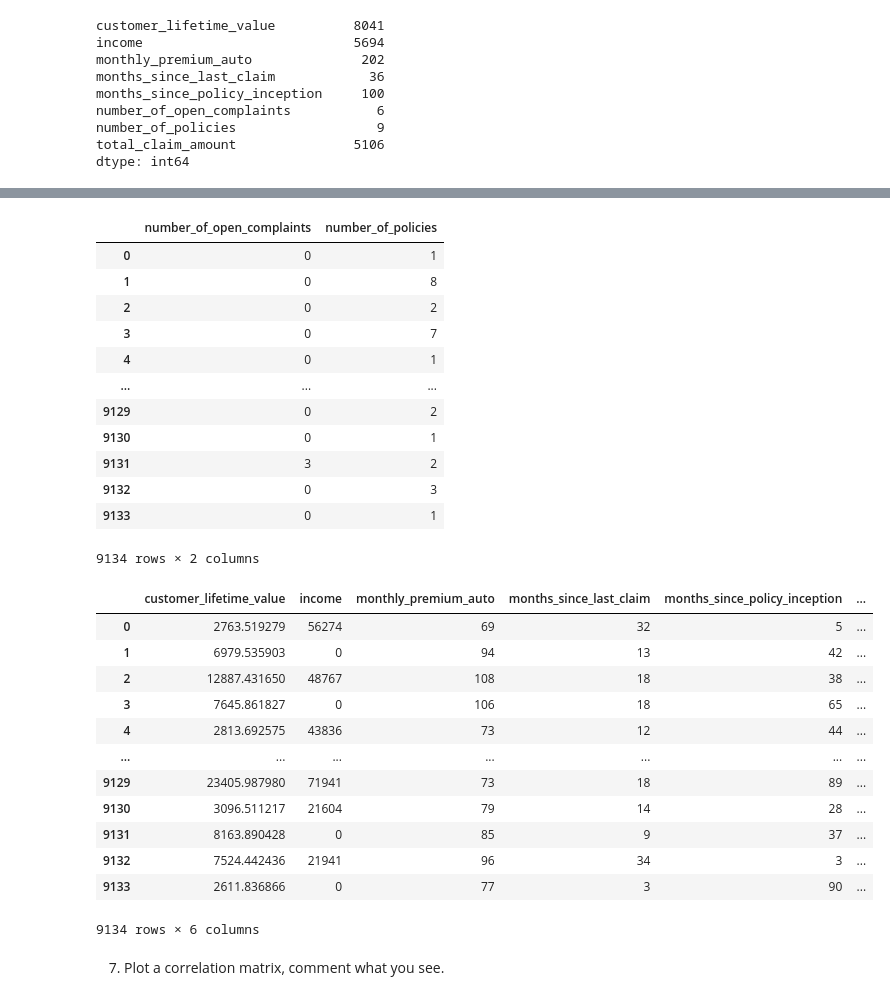
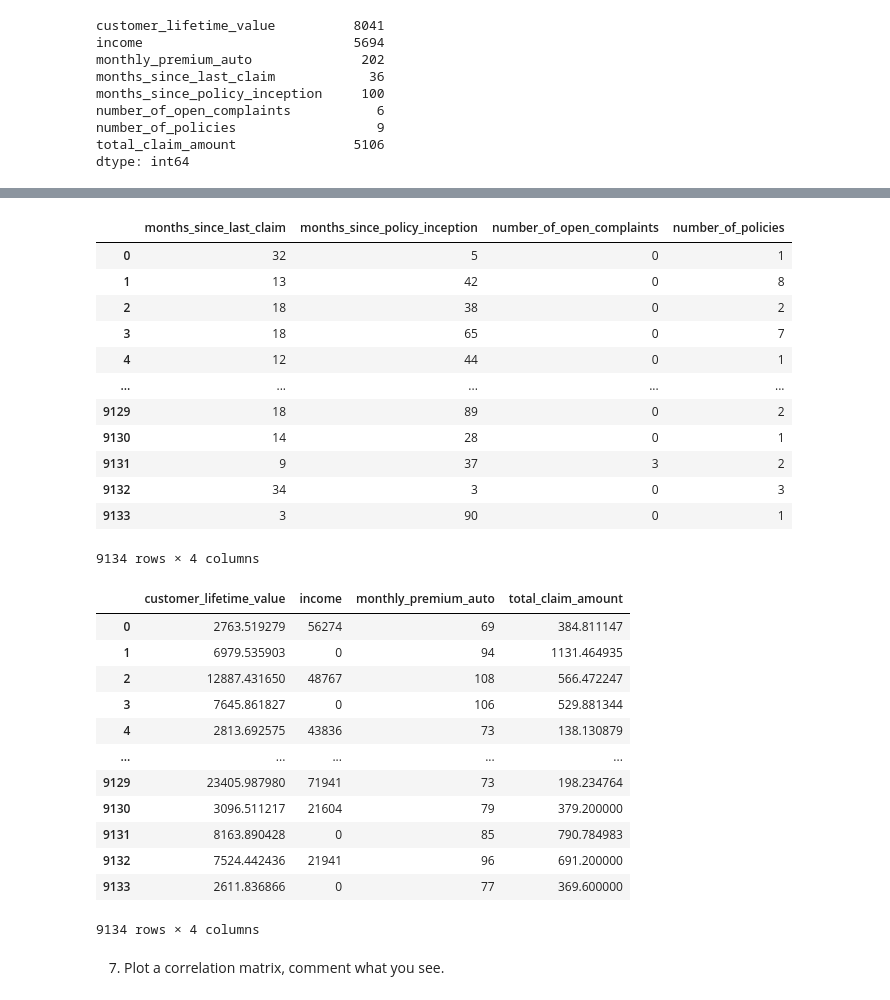
Before and after one commit to chrislacarte/lab-cleaning-numerical-data, a Jupyter notebook: main_notebook.ipynb, the cells around one changed output, grey strips where cells are left out. Saved outputs shown, nothing was run; the diff lists cells and outputs as text; code cells hidden in the pictures.

```diff
--- a/main_notebook.ipynb
+++ b/main_notebook.ipynb
@@ -161,43 +167,44 @@ cont_discr(customer_num)
   'total_claim_amount'])
 # %%
-customer_num_dis = customer_num[['number_of_open_complaints', 'number_of_policies']]
+customer_num_dis = customer_num[['months_since_last_claim',
+  'months_since_policy_inception',
+  'number_of_open_complaints',
+  'number_of_policies']]
 customer_num_dis
 # %% [output]
-|  | number_of_open_complaints | number_of_policies |
-| 0 | 0 | 1 |
-| 1 | 0 | 8 |
-| 2 | 0 | 2 |
-| 3 | 0 | 7 |
-| 4 | 0 | 1 |
-| ... | ... | ... |
-| 9129 | 0 | 2 |
-| 9130 | 0 | 1 |
-| 9131 | 3 | 2 |
-| 9132 | 0 | 3 |
-| 9133 | 0 | 1 |
+|  | months_since_last_claim | months_since_policy_inception | number_of_open_complaints | number_of_policies |
+| 0 | 32 | 5 | 0 | 1 |
+| 1 | 13 | 42 | 0 | 8 |
+| 2 | 18 | 38 | 0 | 2 |
+| 3 | 18 | 65 | 0 | 7 |
+| 4 | 12 | 44 | 0 | 1 |
+| ... | ... | ... | ... | ... |
+| 9129 | 18 | 89 | 0 | 2 |
+| 9130 | 14 | 28 | 0 | 1 |
+| 9131 | 9 | 37 | 3 | 2 |
+| 9132 | 34 | 3 | 0 | 3 |
+| 9133 | 3 | 90 | 0 | 1 |
-9134 rows × 2 columns
+9134 rows × 4 columns
 # %%
 customer_num_con = customer_num[['customer_lifetime_value',
   'income',
   'monthly_premium_auto',
-  'months_since_last_claim',
-  'months_since_policy_inception',
   'total_claim_amount']]
 customer_num_con
 # %% [output]
-|  | customer_lifetime_value | income | monthly_premium_auto | months_since_last_claim | months_since_policy_inception | ... |
-| 0 | 2763.519279 | 56274 | 69 | 32 | 5 | ... |
-| 1 | 6979.535903 | 0 | 94 | 13 | 42 | ... |
-| 2 | 12887.431650 | 48767 | 108 | 18 | 38 | ... |
-| 3 | 7645.861827 | 0 | 106 | 18 | 65 | ... |
-| 4 | 2813.692575 | 43836 | 73 | 12 | 44 | ... |
-| ... | ... | ... | ... | ... | ... | ... |
-| 9129 | 23405.987980 | 71941 | 73 | 18 | 89 | ... |
-| 9130 | 3096.511217 | 21604 | 79 | 14 | 28 | ... |
-| 9131 | 8163.890428 | 0 | 85 | 9 | 37 | ... |
-| 9132 | 7524.442436 | 21941 | 96 | 34 | 3 | ... |
-| 9133 | 2611.836866 | 0 | 77 | 3 | 90 | ... |
+|  | customer_lifetime_value | income | monthly_premium_auto | total_claim_amount |
+| 0 | 2763.519279 | 56274 | 69 | 384.811147 |
+| 1 | 6979.535903 | 0 | 94 | 1131.464935 |
+| 2 | 12887.431650 | 48767 | 108 | 566.472247 |
+| 3 | 7645.861827 | 0 | 106 | 529.881344 |
+| 4 | 2813.692575 | 43836 | 73 | 138.130879 |
+| ... | ... | ... | ... | ... |
+| 9129 | 23405.987980 | 71941 | 73 | 198.234764 |
+| 9130 | 3096.511217 | 21604 | 79 | 379.200000 |
+| 9131 | 8163.890428 | 0 | 85 | 790.784983 |
+| 9132 | 7524.442436 | 21941 | 96 | 691.200000 |
+| 9133 | 2611.836866 | 0 | 77 | 369.600000 |
-9134 rows × 6 columns
+9134 rows × 4 columns
 # %% [markdown]
 7. Plot a correlation matrix, comment what you see.
 # %% [markdown]
```
Also changed, not shown: parts of 79 cells of this notebook.
